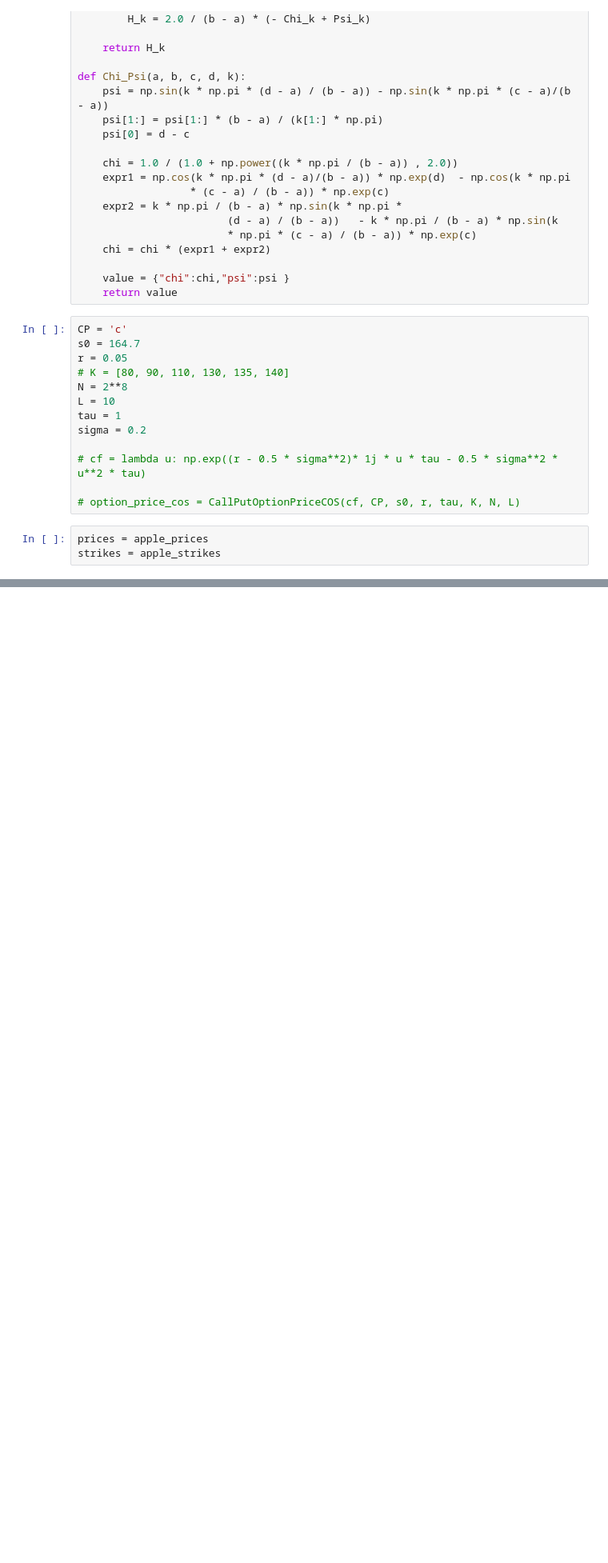
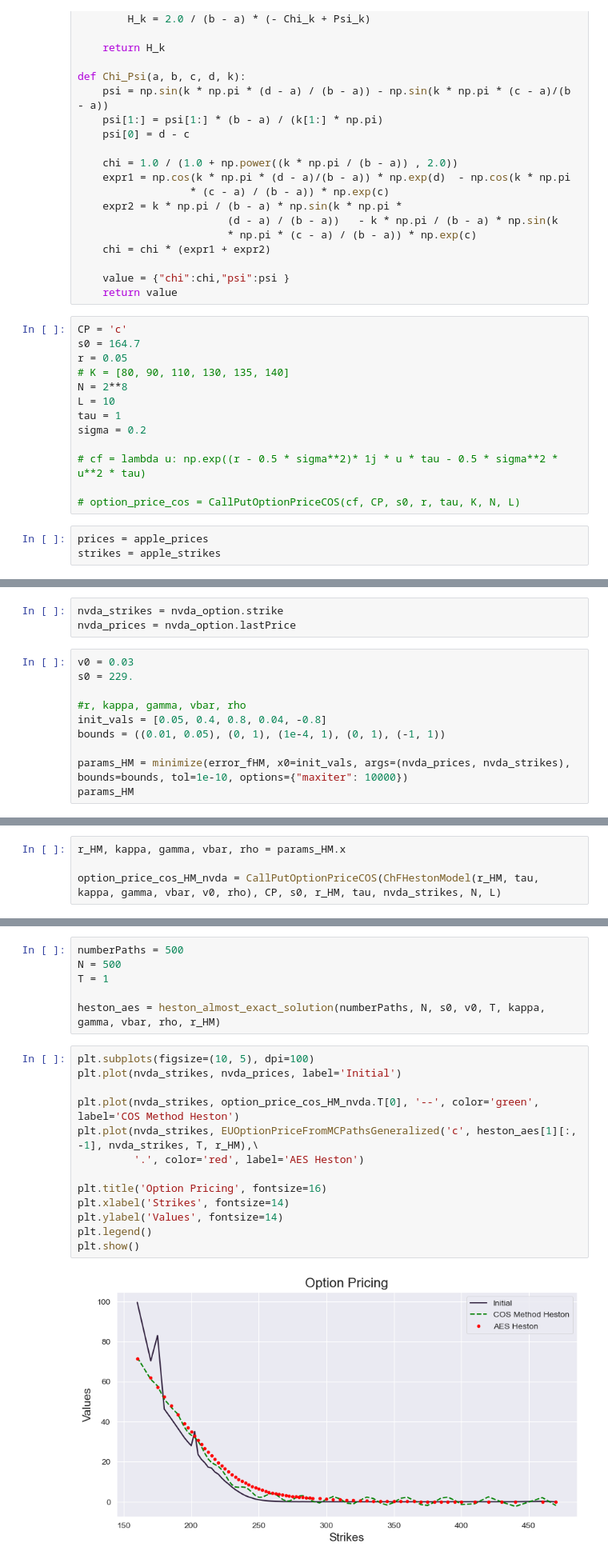
Before and after one commit to kirillzx/Generalized-Bates-model-draft, a Jupyter notebook: Calibration.ipynb, the cells around one changed output, grey strips where cells are left out. Shown at 80% size. Cells and saved outputs as stored; diff of their text form; blank space fills up the shorter version.

Commit message:
add NVDA

```diff
--- a/Calibration.ipynb
+++ b/Calibration.ipynb
@@ -175,0 +231,13 @@ plt.show()
+# %%
+nvda_strikes = nvda_option.strike
+nvda_prices = nvda_option.lastPrice
+# %%
+v0 = 0.03
+s0 = 229.
+
+#r, kappa, gamma, vbar, rho
+init_vals = [0.05, 0.4, 0.8, 0.04, -0.8]
+bounds = ((0.01, 0.05), (0, 1), (1e-4, 1), (0, 1), (-1, 1))
+
+params_HM = minimize(error_fHM, x0=init_vals, args=(nvda_prices, nvda_strikes), bounds=bounds, tol=1e-10, options={"maxiter": 10000})
+params_HM
@@ -175,0 +256,4 @@ plt.show()
+# %%
+r_HM, kappa, gamma, vbar, rho = params_HM.x
+
+option_price_cos_HM_nvda = CallPutOptionPriceCOS(ChFHestonModel(r_HM, tau, kappa, gamma, vbar, v0, rho), CP, s0, r_HM, tau, nvda_strikes, N, L)
@@ -175,0 +308,21 @@ plt.show()
+# %%
+numberPaths = 500
+N = 500
+T = 1
+
+heston_aes = heston_almost_exact_solution(numberPaths, N, s0, v0, T, kappa, gamma, vbar, rho, r_HM)
+# %%
+plt.subplots(figsize=(10, 5), dpi=100)
+plt.plot(nvda_strikes, nvda_prices, label='Initial')
+
+plt.plot(nvda_strikes, option_price_cos_HM_nvda.T[0], '--', color='green', label='COS Method Heston')
+plt.plot(nvda_strikes, EUOptionPriceFromMCPathsGeneralized('c', heston_aes[1][:, -1], nvda_strikes, T, r_HM),\
+         '.', color='red', label='AES Heston')
+
+plt.title('Option Pricing', fontsize=16)
+plt.xlabel('Strikes', fontsize=14)
+plt.ylabel('Values', fontsize=14)
+plt.legend()
+plt.show()
+# %% [output]
+[figure, added]
```
Also changed, not shown: parts of 15 cells of this notebook.
